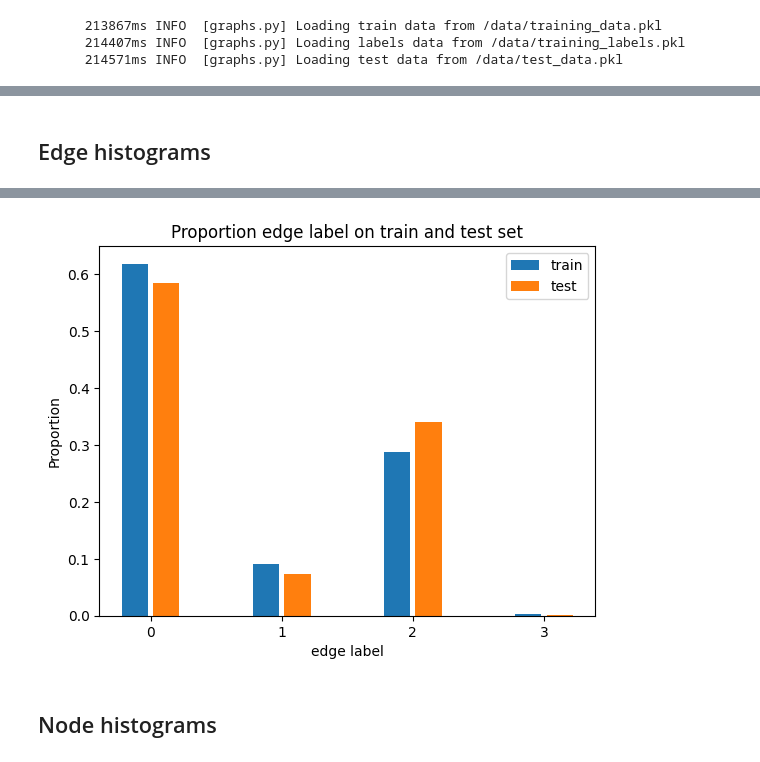
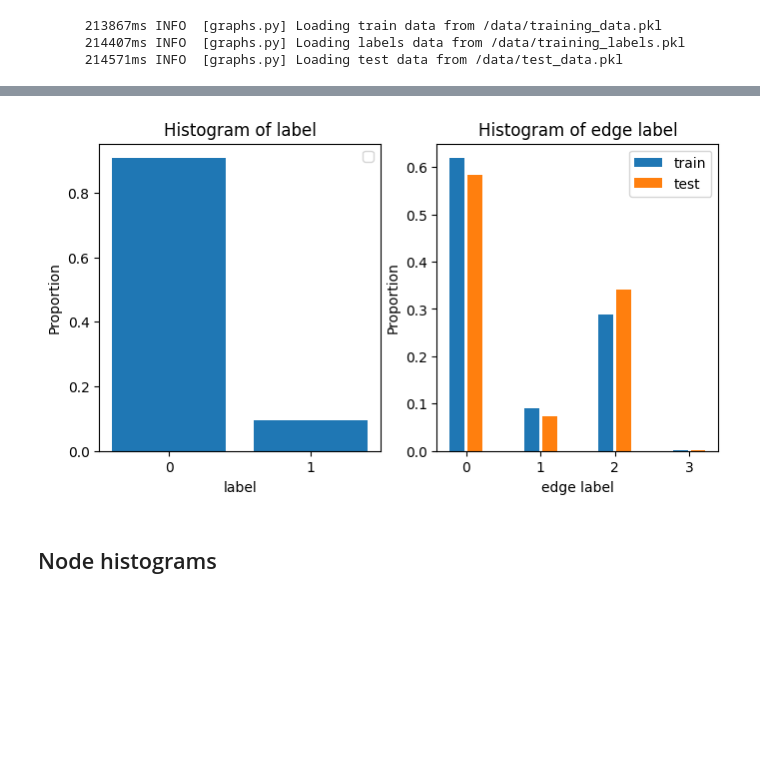
Before and after one commit to DentanJeremie/kernel-proteins, a Jupyter notebook: doc/explore_data.ipynb, the cells around one changed output, grey strips where cells are left out. Drawn from its saved outputs; the diff is of its cells as text; code cells hidden in the pictures; blank space fills up the shorter version.

```diff
--- a/doc/explore_data.ipynb
+++ b/doc/explore_data.ipynb
@@ -90,6 +64,30 @@ plt.show()
-# %% [markdown]
-## Edge histograms
 # %%
+fig, axes = plt.subplots(nrows=1, ncols=2, figsize=(8,4))
+ax_1, ax_2 = axes.flatten()
+
+# FIRST PLOT
+# Setting
+dict_train = histo_label_train
+title = 'label'
+
+# Extract category names and counts from both dictionaries
+categories = sorted(list(dict_train.keys()))
+count_train = sum(dict_train.values())
+prop_train = [dict_train[key]/count_train for key in categories]
+
+x_axis = np.arange(len(categories))
+ax_1.bar(
+    x_axis,
+    prop_train,
+)
+
+ax_1.set_xticks(x_axis, [str(item)[:6] for item in categories])
+ax_1.set_xlabel(f"{title}")
+ax_1.set_ylabel(f"Proportion")
+ax_1.set_title(f"Histogram of {title}")
+ax_1.legend()
+
+# SECOND PLOT
 # Setting
 dict_train = histo_edge_train
 dict_test= histo_edge_test
@@ -103,23 +101,24 @@ prop_train = [dict_train[key]/count_train for key in categories]
 prop_test = [dict_test[key]/count_test for key in categories]
 
 x_axis = np.arange(len(categories))
-plt.bar(
+ax_2.bar(
     x_axis - 0.12,
     prop_train,
     width = 0.20,
     label='train'
 )
-plt.bar(
+ax_2.bar(
     x_axis + 0.12,
     prop_test,
     width = 0.20,
     label='test'
 )
 
-plt.xticks(x_axis, [str(item)[:6] for item in categories])
-plt.xlabel(f"{title}")
-plt.ylabel(f"Proportion")
-plt.title(f"Proportion {title} on train and test set")
-plt.legend()
+ax_2.set_xticks(x_axis, [str(item)[:6] for item in categories])
+ax_2.set_xlabel(f"{title}")
+ax_2.set_ylabel(f"Proportion")
+ax_2.set_title(f"Histogram of {title}")
+ax_2.legend()
+
 plt.show()
 # %% [output]
@@ -126,4 +126,4 @@ plt.show()
-[figure, old version]
+[figure, new version]
 # %% [markdown]
 ## Node histograms
 # %%
```
Also changed, not shown: parts of 3 cells of this notebook, 2 other files.
